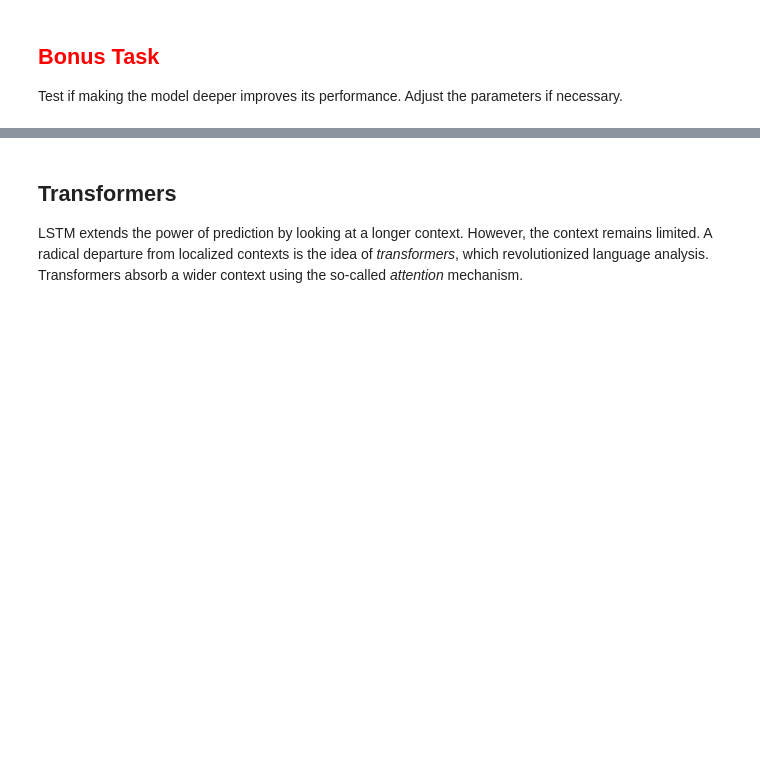
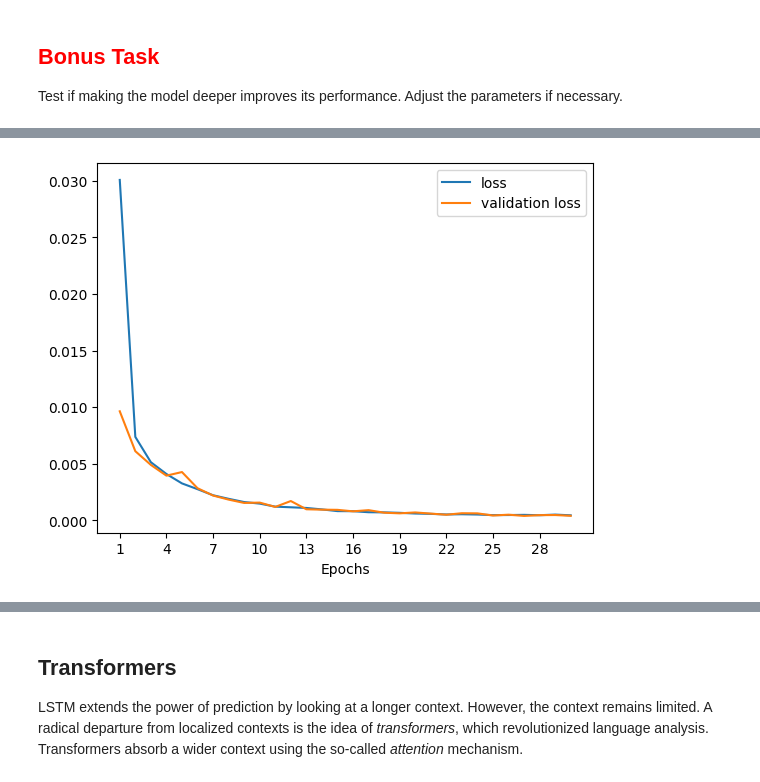
Before and after one commit to HJJJJX/GEO_Practice, a Jupyter notebook: 12-Recurrent.ipynb, the cells around one changed output, grey strips where cells are left out. Cells and saved outputs as stored; diff of their text form; code cells hidden in the pictures; blank space fills up the shorter version.

```diff
--- a/12-Recurrent.ipynb
+++ b/12-Recurrent.ipynb
@@ -822,3 +858,8 @@ The first LSTM layer of the new network has the same configuration as before, bu
 ## <div style="color:red">Bonus Task</div>
 
 Test if making the model deeper improves its performance. Adjust the parameters if necessary.
+# %%
+epochs = 30
+
+lmodel2.compile(optimizer='adam', loss='mse')
+fit = lmodel2.fit(X, y, epochs=epochs, batch_size=12, validation_split=0.1)
@@ -824,0 +884,4 @@ Test if making the model deeper improves its performance. Adjust the parameters
+# %%
+plot_loss(fit, epochs)
+# %% [output]
+[figure, added]
```
Also changed, not shown: parts of 29 cells of this notebook.
